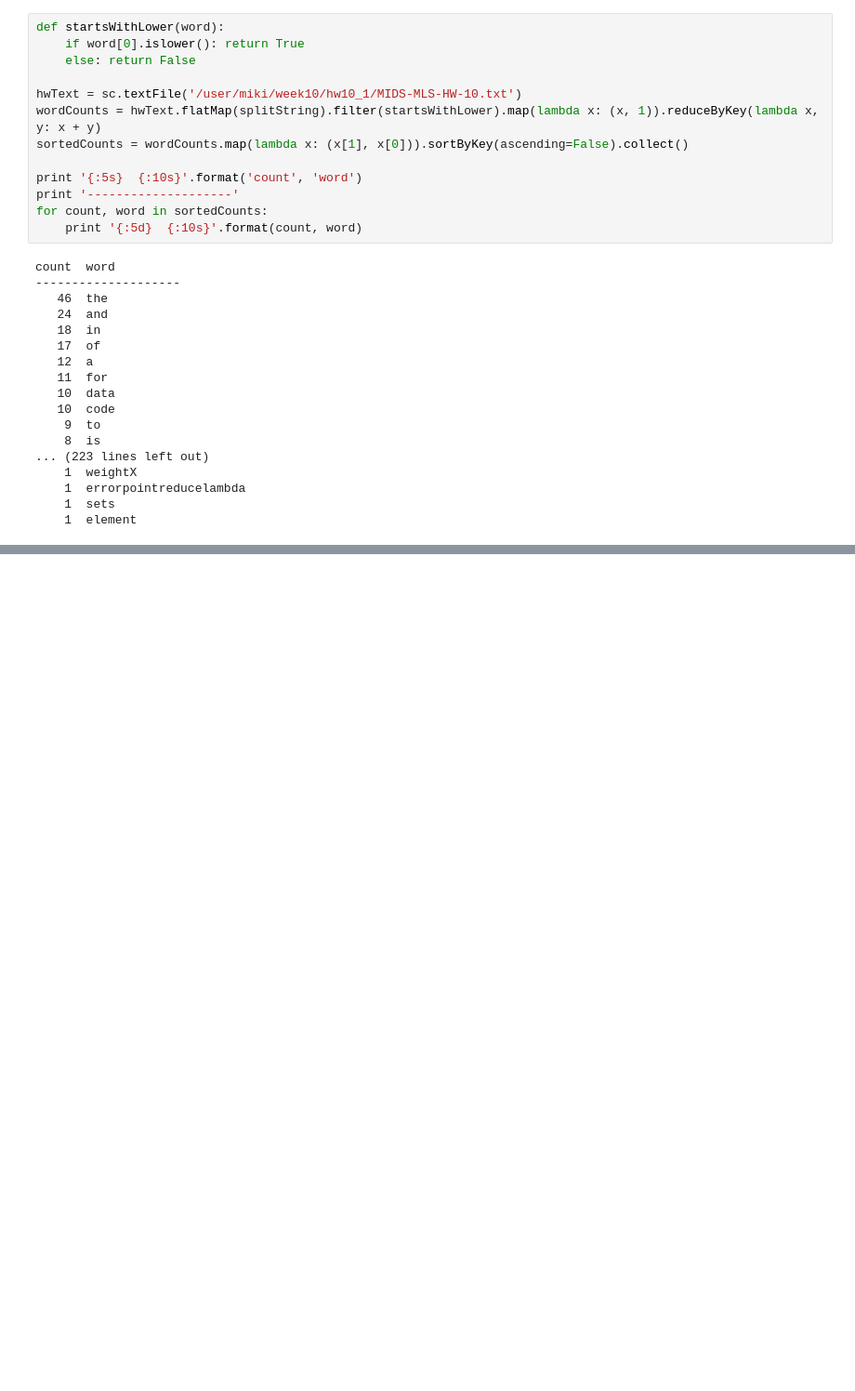
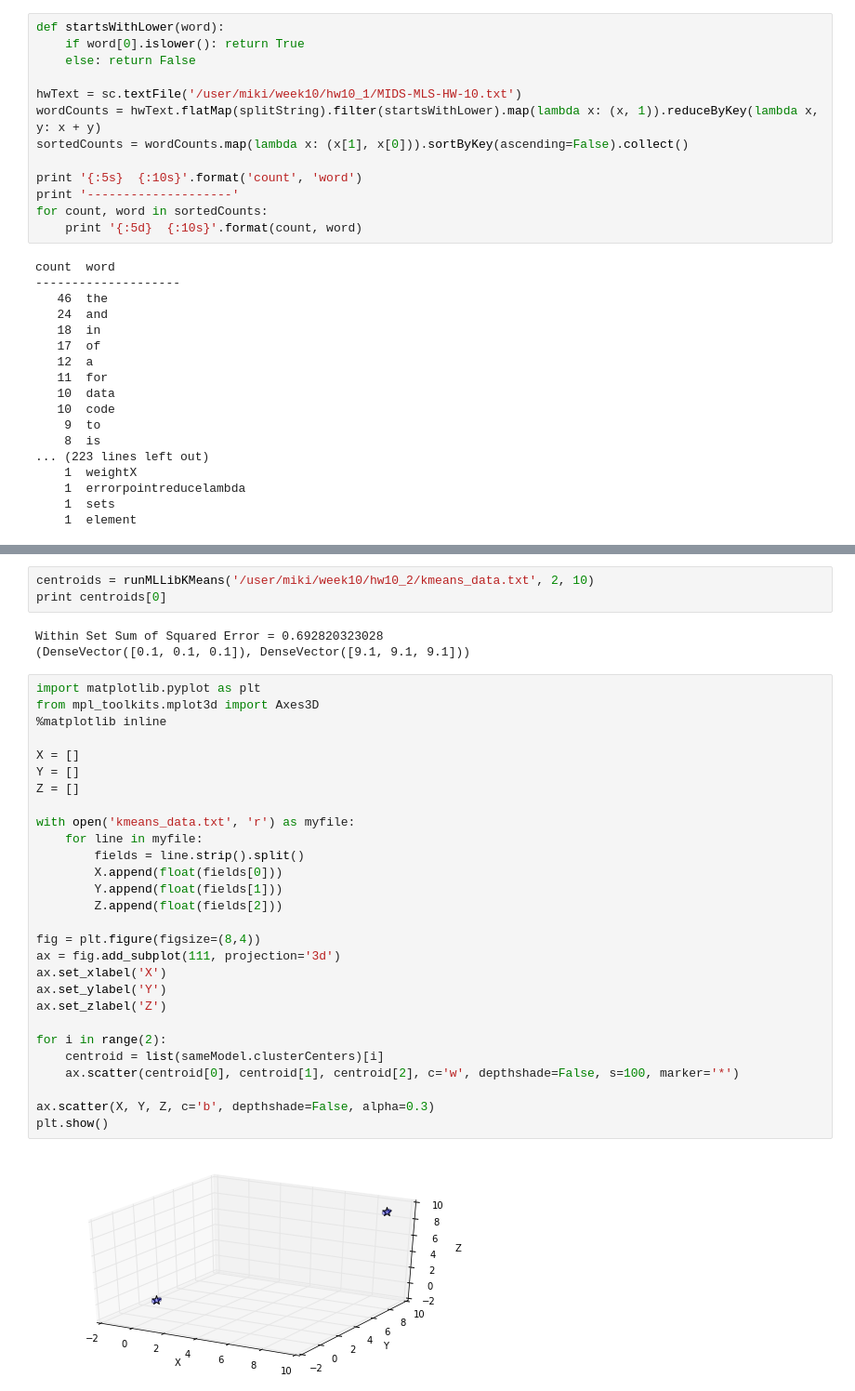
Before and after one commit to mseltz/W261-Fall2016, a Jupyter notebook: Week10/MIDS-W261-2016-HWK-Week10-Seltzer.ipynb, the cells around one changed output, grey strips where cells are left out. Shown at 93% size. Drawn from its saved outputs; the diff is of its cells as text; blank space fills up the shorter version.

```diff
--- a/Week10/MIDS-W261-2016-HWK-Week10-Seltzer.ipynb
+++ b/Week10/MIDS-W261-2016-HWK-Week10-Seltzer.ipynb
@@ -139,0 +183,36 @@ count  word
+# %%
+centroids = runMLLibKMeans('/user/miki/week10/hw10_2/kmeans_data.txt', 2, 10)
+print centroids[0]
+# %% [output]
+Within Set Sum of Squared Error = 0.692820323028
+(DenseVector([0.1, 0.1, 0.1]), DenseVector([9.1, 9.1, 9.1]))
+# %%
+import matplotlib.pyplot as plt
+from mpl_toolkits.mplot3d import Axes3D
+%matplotlib inline
+
+X = []
+Y = []
+Z = []
+
+with open('kmeans_data.txt', 'r') as myfile:
+    for line in myfile:
+        fields = line.strip().split()
+        X.append(float(fields[0]))
+        Y.append(float(fields[1]))
+        Z.append(float(fields[2]))
+
+fig = plt.figure(figsize=(8,4))
+ax = fig.add_subplot(111, projection='3d')
+ax.set_xlabel('X')
+ax.set_ylabel('Y')
+ax.set_zlabel('Z')
+
+for i in range(2):
+    centroid = list(sameModel.clusterCenters)[i]
+    ax.scatter(centroid[0], centroid[1], centroid[2], c='w', depthshade=False, s=100, marker='*')
+
+ax.scatter(X, Y, Z, c='b', depthshade=False, alpha=0.3)
+plt.show()
+# %% [output]
+[figure, added]
```
Also changed, not shown: parts of 19 cells of this notebook, 1 other file.
